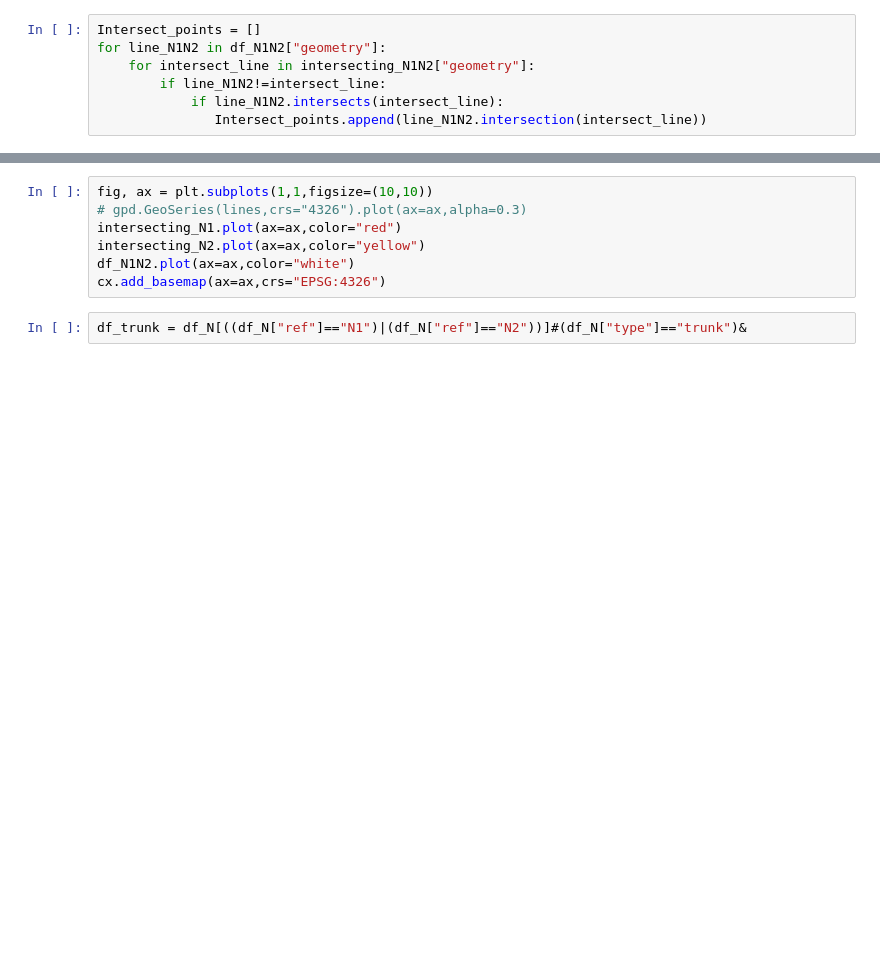
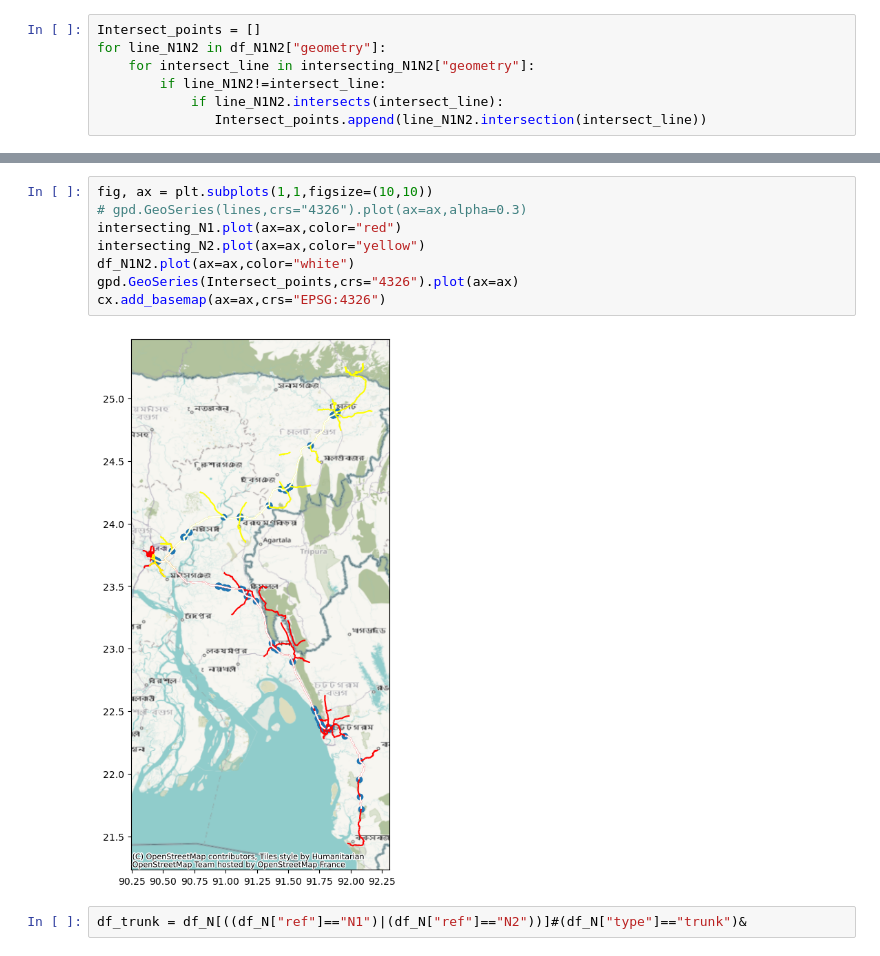
Before and after one commit to mlmoleman/EPA133a-G07-A3, a Jupyter notebook: model/Bonus_assignment.ipynb, the cells around one changed output, grey strips where cells are left out. Drawn from its saved outputs; the diff is of its cells as text; blank space fills up the shorter version.

```diff
--- a/model/Bonus_assignment.ipynb
+++ b/model/Bonus_assignment.ipynb
@@ -123,10 +148,13 @@ gpd.GeoSeries(Intersect_points,crs="4326").plot(ax=ax)
 # %%
 fig, ax = plt.subplots(1,1,figsize=(10,10))
 # gpd.GeoSeries(lines,crs="4326").plot(ax=ax,alpha=0.3)
 intersecting_N1.plot(ax=ax,color="red")
 intersecting_N2.plot(ax=ax,color="yellow")
 df_N1N2.plot(ax=ax,color="white")
+gpd.GeoSeries(Intersect_points,crs="4326").plot(ax=ax)
 cx.add_basemap(ax=ax,crs="EPSG:4326")
+# %% [output]
+[figure, added]
 # %%
 df_trunk = df_N[((df_N["ref"]=="N1")|(df_N["ref"]=="N2"))]#(df_N["type"]=="trunk")&
 # %%
```
Also changed, not shown: parts of 18 cells of this notebook, 3 other files.
